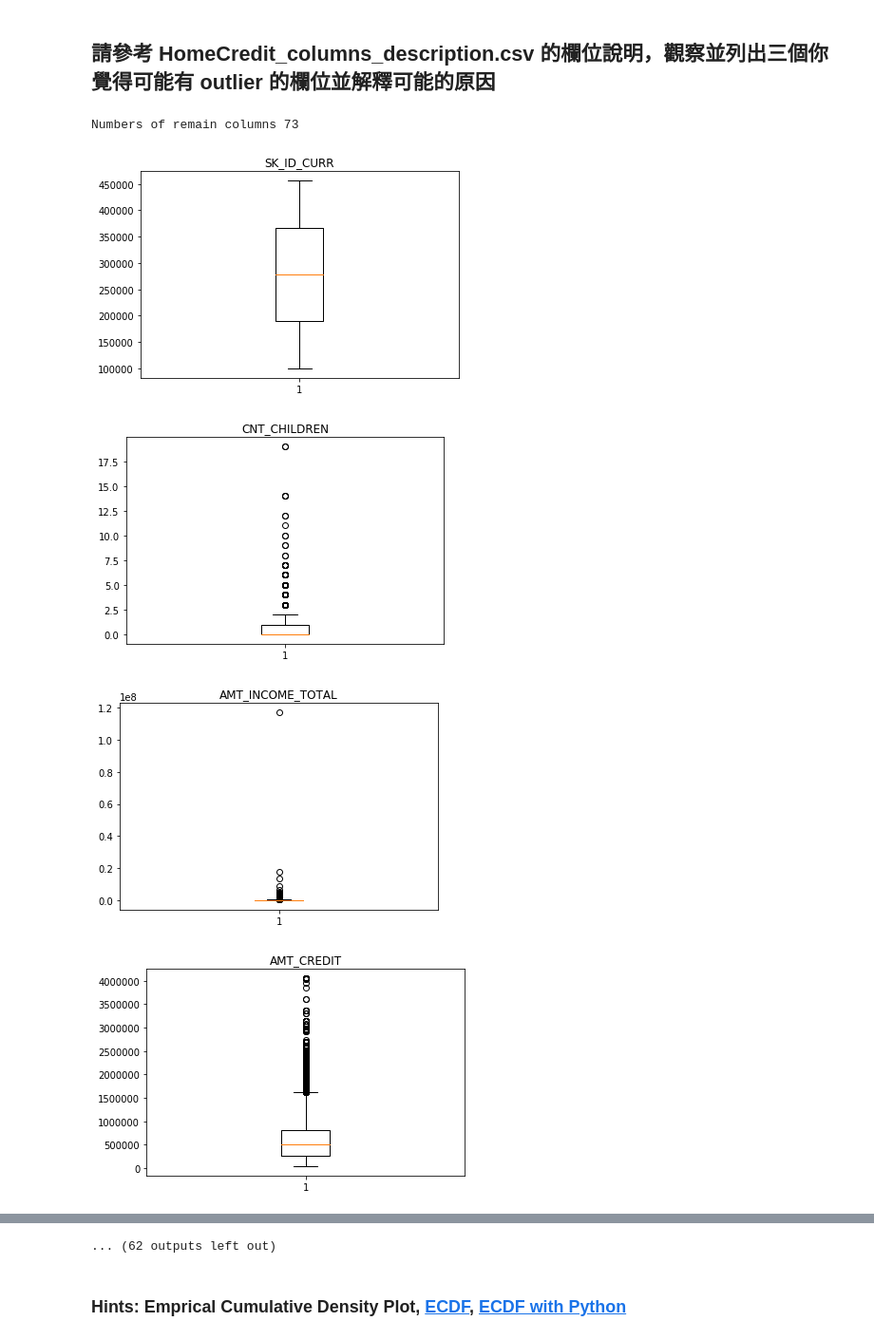
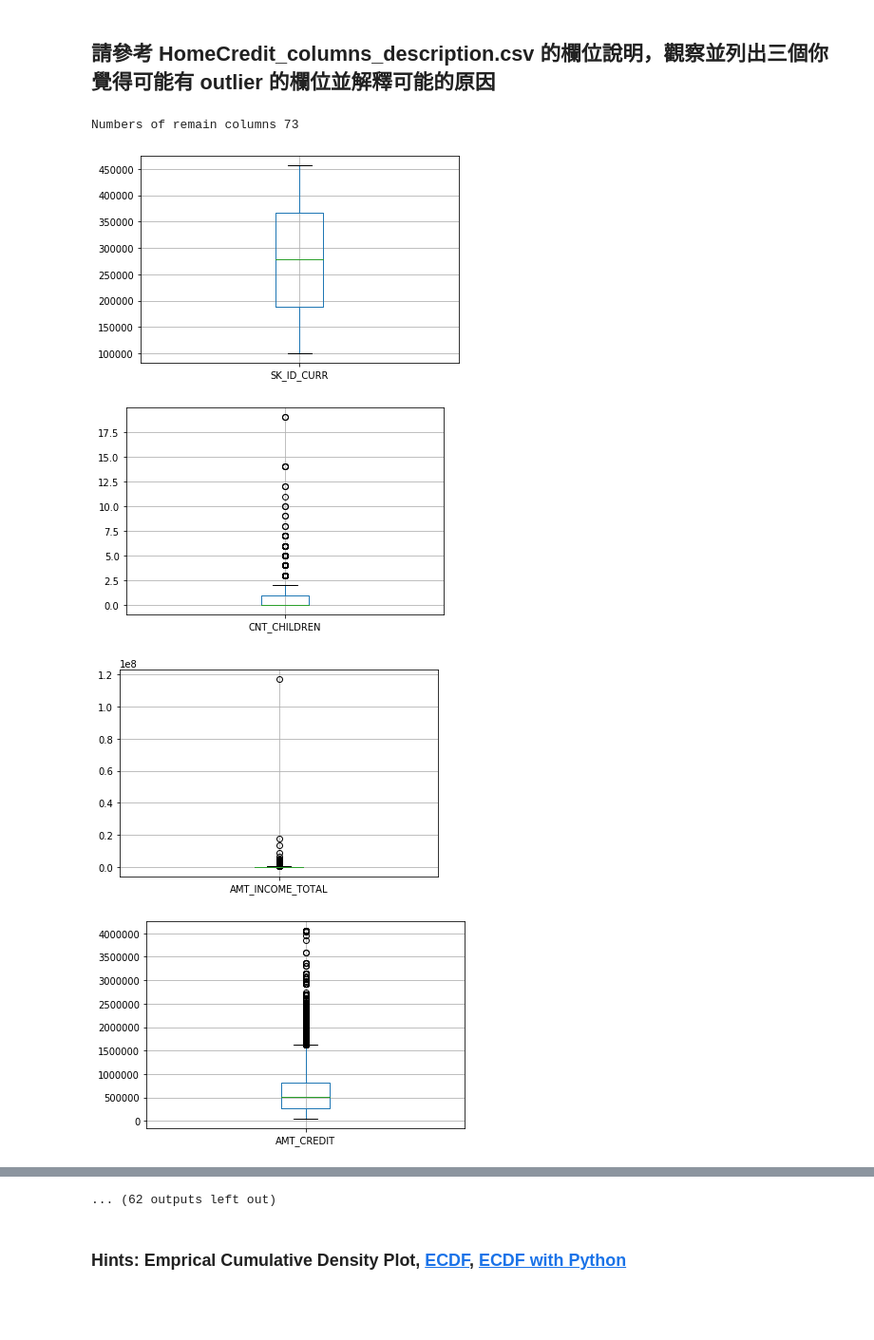
Before and after one commit to jerrymark611/3rd-ML100-Days, a Jupyter notebook: homework/Day_009_HW.ipynb, the cells around one changed output, grey strips where cells are left out. Shown at 95% size. Drawn from its saved outputs; the diff is of its cells as text; code cells hidden in the pictures; blank space fills up the shorter version.

```diff
--- a/homework/Day_009_HW.ipynb
+++ b/homework/Day_009_HW.ipynb
@@ -40,33 +40,29 @@ Path of read in data: ./data/application_train.csv
 # %%
 # 先篩選數值型的欄位
 """
 YOUR CODE HERE, fill correct data types (for example str, float, int, ...)
 
 OWN_CAR_AGE int
 HOUR_APPR_PROCESS_START int
 AMT_INCOME_TOTAL int
 可能有資料遺失導致填入的數據不可使用
 """
-dtype_select = []
-dtype_select.append(np.dtype('int64'))
-dtype_select.append(np.dtype('float64'))
+dtype_select = [np.dtype('int64'), np.dtype('float64')]
 
 numeric_columns = list(app_train.columns[list(app_train.dtypes.isin(dtype_select))])
 # 再把只有 2 值 (通常是 0,1) 的欄位去掉
 numeric_columns = list(app_train[numeric_columns].columns[list(app_train[numeric_columns].apply(lambda x:len(x.unique())!=2 ))])
 print("Numbers of remain columns" , len(numeric_columns))
 # 檢視這些欄位的數值範圍
 for col in numeric_columns:
     """
     Your CODE HERE, make the box plot
     """
-    app_train[col].dropna()
-    plt.title(col)
-    plt.boxplot(app_train[col])
+    app_train.boxplot(col)
     plt.show()
 # %% [output]
 Numbers of remain columns 73
-[figure, old version]
+[figure, new version]
-[figure, old version]
+[figure, new version]
-[figure, old version]
+[figure, new version]
-[figure, old version]
+[figure, new version]
```
Also changed, not shown: parts of 5 cells of this notebook.
